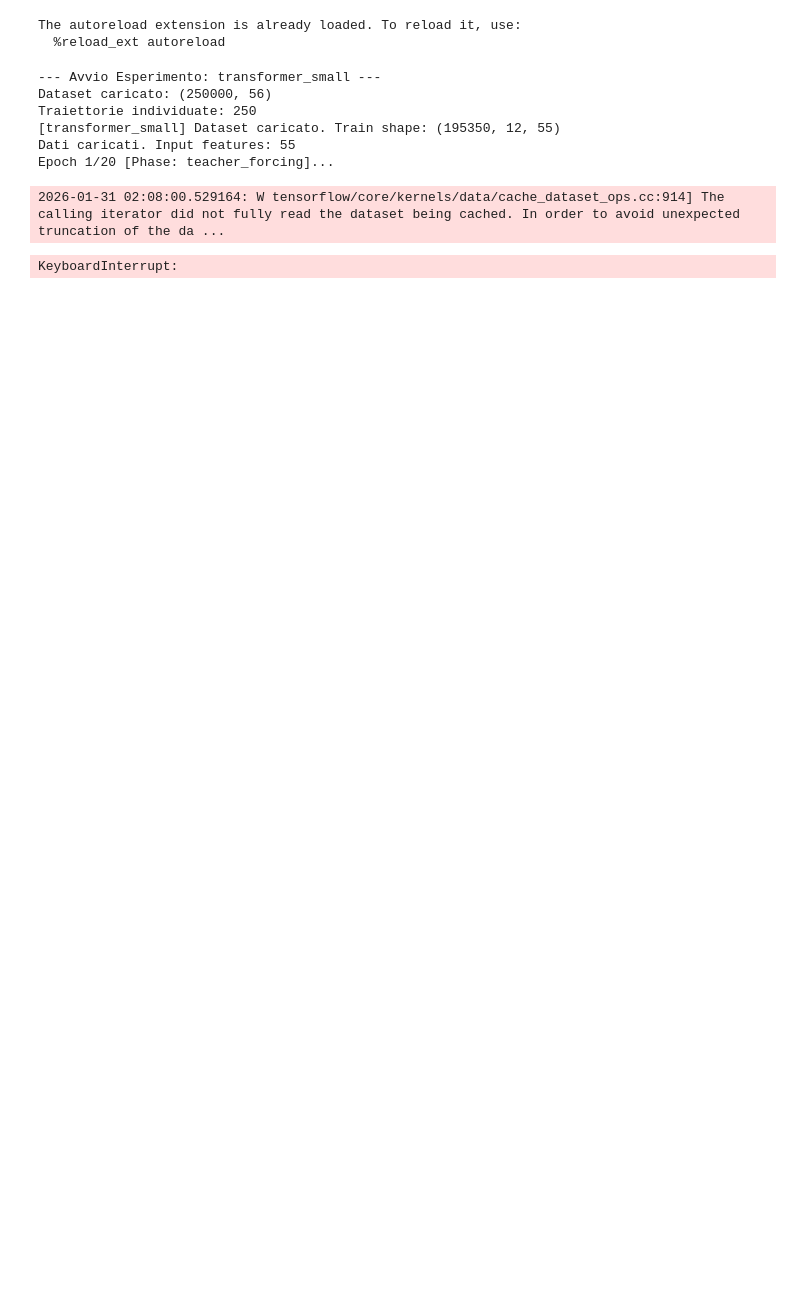
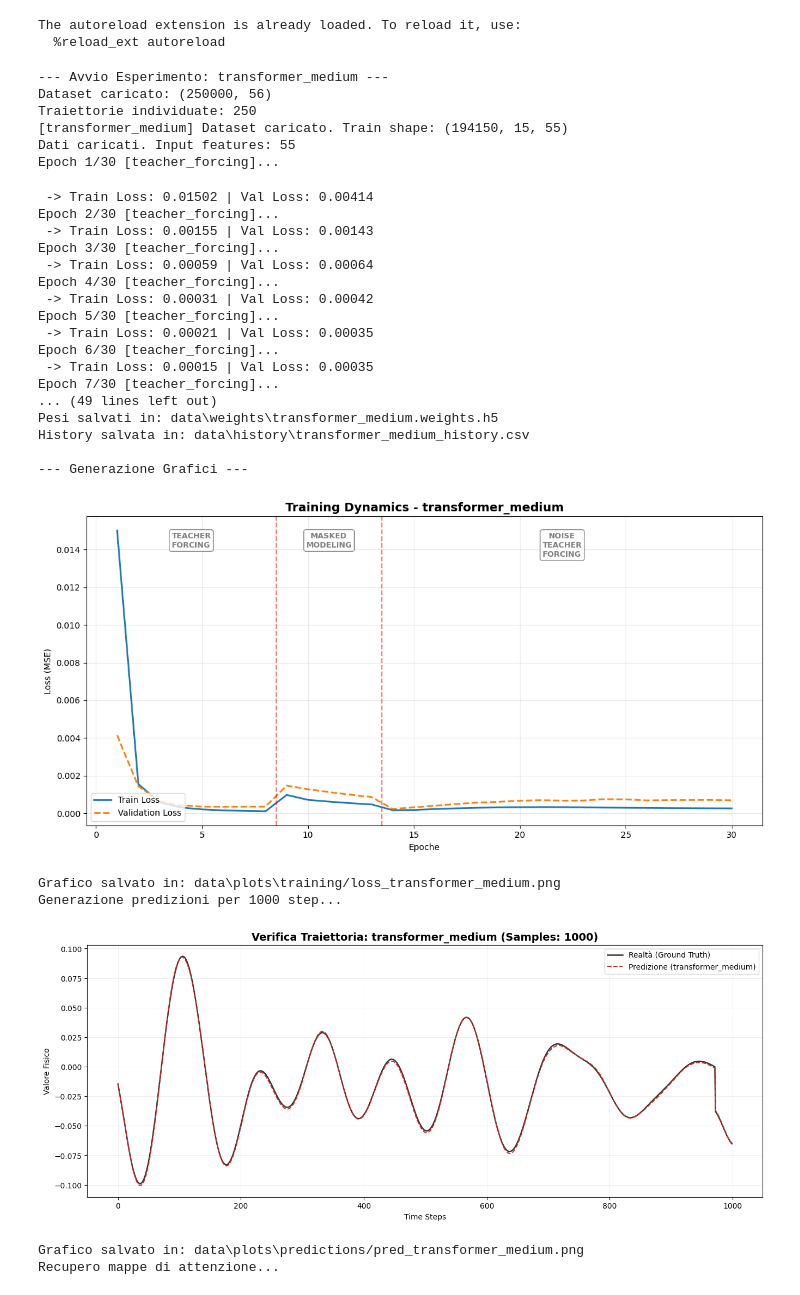
Before and after one commit to aldogioia/deep, a Jupyter notebook: main.ipynb, the cells around one changed output. Saved outputs shown, nothing was run; the diff lists cells and outputs as text; code cells hidden in the pictures; blank space fills up the shorter version.

```diff
--- a/main.ipynb
+++ b/main.ipynb
@@ -202,36 +196,57 @@ def run_curriculum_experiment(config):
     optimizer = tf.keras.optimizers.Adam(learning_rate=config['learning_rate'])
     loss_fn = tf.keras.losses.MeanSquaredError()
 
     history = train_with_curriculum(
         model=model,
         train_ds=train_ds,
         val_ds=val_ds,
         optimizer=optimizer,
         loss_fn=loss_fn,
         epochs=config['total_epochs'],
         tf_epochs=config['tf_epochs'],
         mm_epochs=config['mm_epochs'],
         nr_epochs=config['nr_epochs']
     )
 
     # 4. Salvataggio e Plotting
     print("\n--- Salvataggio Risultati ---")
     exp_manager.save_model_artifacts(model, history, config['name'])
 
     print("\n--- Generazione Grafici ---")
     exp_manager.plot_training_phases_detailed(history, config['name'])
     exp_manager.plot_trajectory_check(model, dm, config['name'])
     exp_manager.plot_attention_map(model, dm, config['name'])
 
     return model, history
 
-run_curriculum_experiment(TRANSFORMER_CONFIGS[0])
+run_curriculum_experiment(TRANSFORMER_CONFIGS[1])
 # %% [output]
---- Avvio Esperimento: transformer_small ---
+--- Avvio Esperimento: transformer_medium ---
 Dataset caricato: (250000, 56)
 Traiettorie individuate: 250
-[transformer_small] Dataset caricato. Train shape: (195350, 12, 55)
+[transformer_medium] Dataset caricato. Train shape: (194150, 15, 55)
 Dati caricati. Input features: 55
-Epoch 1/20 [Phase: teacher_forcing]...
+Epoch 1/30 [teacher_forcing]...
-2026-01-31 02:08:00.529164: W tensorflow/core/kernels/data/cache_dataset_ops.cc:914] The calling iterator did not fully read the dataset being cached. In order to avoid unexpected truncation of the da ...
+ -> Train Loss: 0.01502 | Val Loss: 0.00414
+Epoch 2/30 [teacher_forcing]...
+ -> Train Loss: 0.00155 | Val Loss: 0.00143
+Epoch 3/30 [teacher_forcing]...
+ -> Train Loss: 0.00059 | Val Loss: 0.00064
+Epoch 4/30 [teacher_forcing]...
+ -> Train Loss: 0.00031 | Val Loss: 0.00042
+Epoch 5/30 [teacher_forcing]...
+ -> Train Loss: 0.00021 | Val Loss: 0.00035
+Epoch 6/30 [teacher_forcing]...
+ -> Train Loss: 0.00015 | Val Loss: 0.00035
+Epoch 7/30 [teacher_forcing]...
+... (49 lines left out)
+Pesi salvati in: data\weights\transformer_medium.weights.h5
+History salvata in: data\history\transformer_medium_history.csv
+
+--- Generazione Grafici ---
+[figure, added]
-KeyboardInterrupt:
+Grafico salvato in: data\plots\training/loss_transformer_medium.png
+Generazione predizioni per 1000 step...
+[figure, added]
+Grafico salvato in: data\plots\predictions/pred_transformer_medium.png
+Recupero mappe di attenzione...
```
Also changed, not shown: parts of 4 cells of this notebook, 10 other files.
